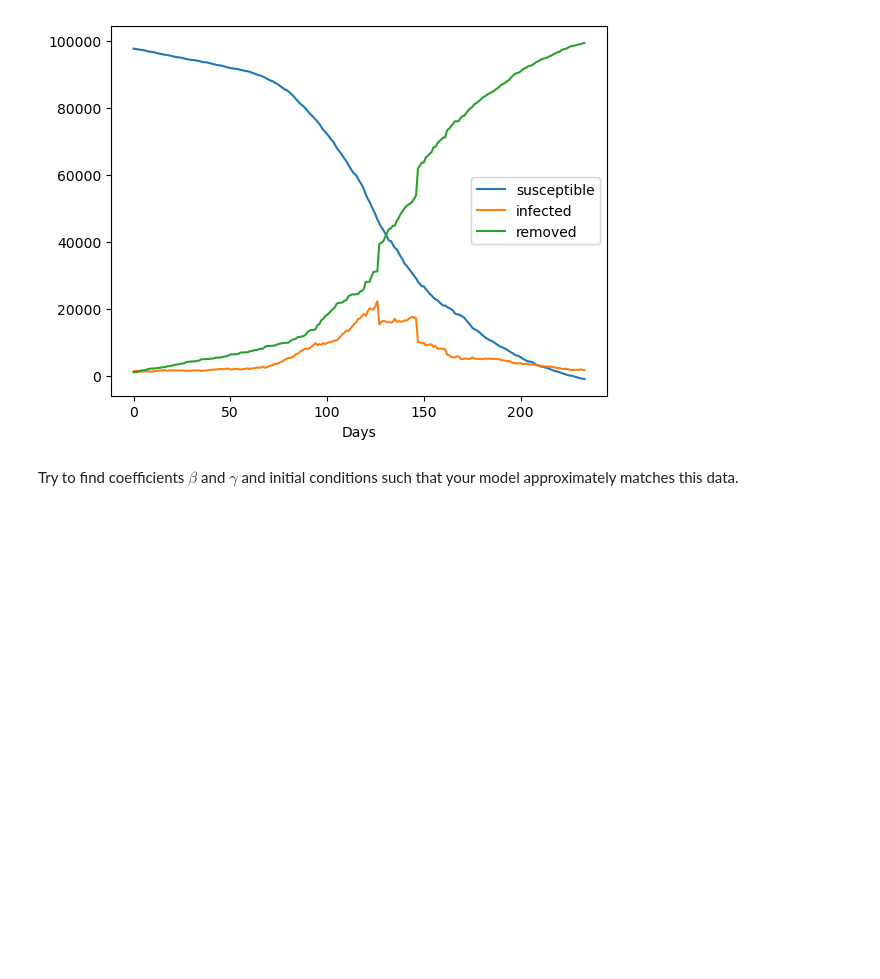
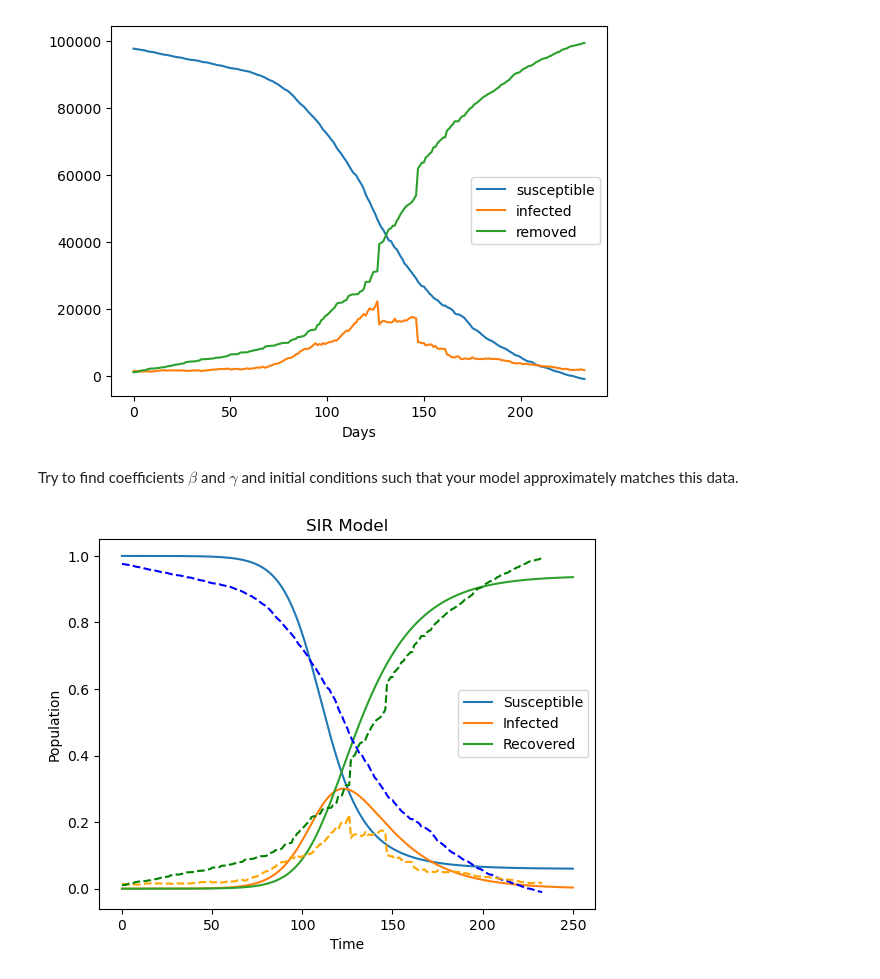
Before and after one commit to cake-dev/Simulation_class, a Jupyter notebook: Project5-Population/Project5c-SIRModels.ipynb, the cells around one changed output. Cells and saved outputs as stored; diff of their text form; code cells hidden in the pictures; blank space fills up the shorter version.

Commit message:
sir models

```diff
--- a/Project5-Population/Project5c-SIRModels.ipynb
+++ b/Project5-Population/Project5c-SIRModels.ipynb
@@ -20,7 +20,7 @@ While it is useful to examine the qualitative evolution of these systems, they a
 import pandas as pd
 import numpy as np
 import matplotlib.pyplot as plt
-data = pd.read_csv('ef7e2f14.csv')
+data = pd.read_csv('data/ef7e2f14.csv')
 
 N = 1.0e5 # Initial susceptible population, here taken to be approximately 1/10 of the actual population of the state
           # or around the same amount of people that end up getting infected
@@ -33,6 +33,15 @@ infected = infected[infected.notnull()].to_numpy()[100:]
 susceptible = susceptible[susceptible.notnull()].to_numpy()[100:]
 times = np.linspace(0,len(susceptible)-1,len(susceptible))
 
+timesplot = times
+removedplot = removed
+infectedplot = infected
+susceptibleplot = susceptible
+# normalize
+removedplot = removed/N
+infectedplot = infected/N
+susceptibleplot = susceptible/N
+
 
 plt.plot(times,susceptible,label='susceptible')
 plt.plot(times,infected,label='infected')
@@ -44,3 +53,81 @@ Text(0.5, 0, 'Days')
 [figure]
 # %% [markdown]
 Try to find coefficients $\beta$ and $\gamma$ and initial conditions such that your model approximately matches this data.
+# %%
+# Project 5d-SIR models
+class SIR:
+    def __init__(self, beta=0.3, gamma=0.1, num_susceptible=99999, num_infected=1, num_recovered=0):
+        self.total_population = num_susceptible + num_infected + num_recovered
+        self.state = np.array([num_susceptible/self.total_population, num_infected/self.total_population, num_recovered/self.total_population], dtype=float)
+        # non normalized
+        # self.state = np.array([num_susceptible, num_infected, num_recovered], dtype=float)
+        self.beta = beta
+        self.gamma = gamma
+
+    def rhs(self, u):
+        # RHS of the ODE
+        susceptible, infected, recovered = u
+        dsdt = -self.beta * susceptible * infected
+        didt = self.beta * susceptible * infected - self.gamma * infected
+        drdt = self.gamma * infected
+        return np.array([dsdt, didt, drdt])
+
+class Heun:
+    def step(self, model, dt, state):
+        # Heun's method
+        k1 = model.rhs(state)
+        state += dt * k1
+        k2 = model.rhs(state)
+        return state + dt * (k2 - k1) / 2
+
+class Integrator:
+    def __init__(self, ode, method):
+        # ode is provided as one of the model classes, method is one of the integrator classes
+        self.ode = ode  # store the ode
+        self.method = method  # store the method
+
+    def integrate(self, interval, dt, u_0):
+        # interval is a list [t_0, t_end], dt is the time step, u_0 is the initial state
+        t_0 = interval[0]  # initial time
+        t_end = interval[1]  # final time
+        times = [t_0]  # list to store the times
+        states = [u_0]  # list to store the states
+        t = t_0  # current time
+        u = u_0  # current state
+        while t < t_end:
+            dt_ = min(dt, t_end - t)  # time step
+            u = self.method.step(self.ode, dt_, u)  # integrate the ODE
+            t = t + dt_  # update the time
+            times.append(t)  # store the time
+            states.append(u)  # store the state
+        return np.array(times), np.array(states)  # return the times and states as numpy arrays
+
+# Setup
+beta = 0.15 # rate of infection
+gamma = 0.06 # rate of recovery
+num_susceptible = 99999
+num_infected = 1
+num_recovered = 0
+
+# Create the model
+model = SIR(beta, gamma, num_susceptible, num_infected, num_recovered)
+# Create the integrator
+integrator = Integrator(model, Heun())
+# Integrate the model
+time_range = [0, 250]
+dt = 0.01
+times, states = integrator.integrate(time_range, dt, model.state)
+# Plot the results, 2 plots on same axes, one for the actual data and one for the SIR model
+plt.plot(times, states[:, 0], label='Susceptible')
+plt.plot(times, states[:, 1], label='Infected')
+plt.plot(times, states[:, 2], label='Recovered')
+plt.plot(timesplot, susceptibleplot, 'b--')
+plt.plot(timesplot, infectedplot, '--', color='orange')
+plt.plot(timesplot, removedplot, 'g--')
+plt.legend()
+plt.xlabel('Time')
+plt.ylabel('Population')
+plt.title('SIR Model')
+plt.show()
+# %% [output]
+[figure, added]
```
Also changed, not shown: 3 other files.
